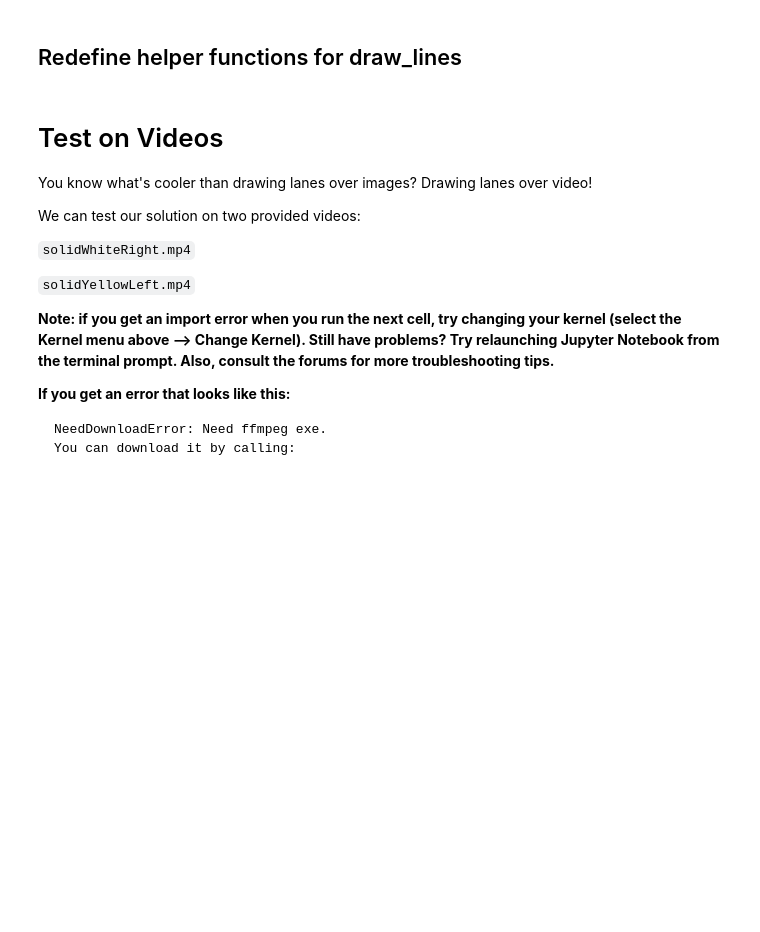
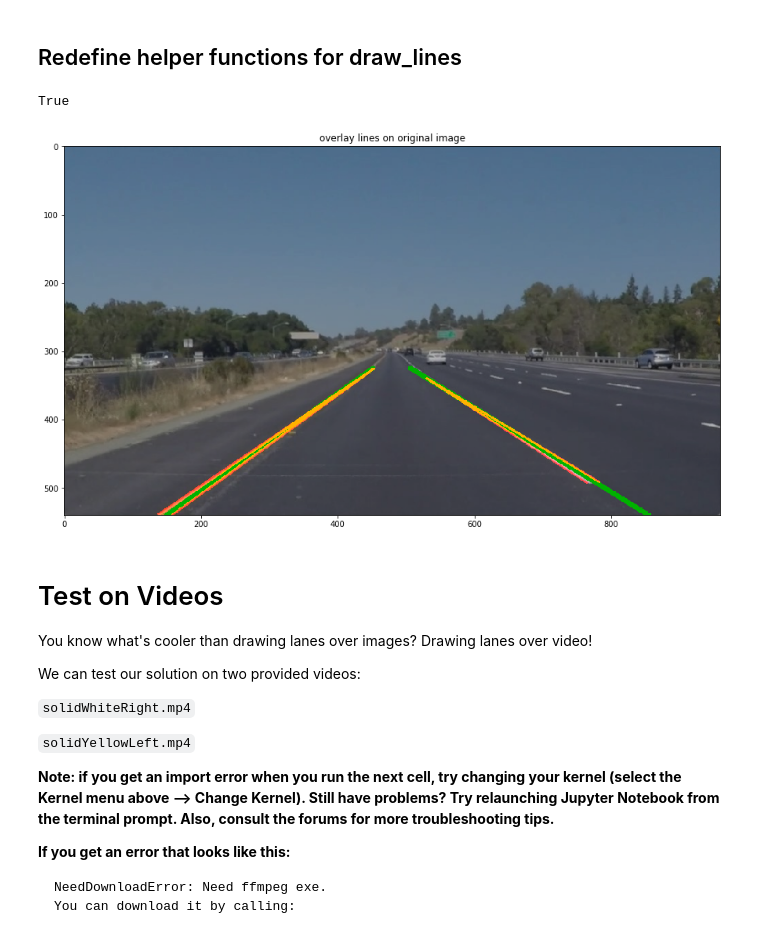
Before and after one commit to cghiee/CarND-finding-lane-lines, a Jupyter notebook: P1-lanes_rev1.ipynb, the cells around one changed output. Cells and saved outputs as stored; diff of their text form; code cells hidden in the pictures; blank space fills up the shorter version.

```diff
--- a/P1-lanes_rev1.ipynb
+++ b/P1-lanes_rev1.ipynb
@@ -597,6 +596,14 @@ def draw_lines(img, lines, color=[0, 255, 0], thickness=6):
     # plot one lane line for each side (right,left)
     # left lane
     plt.imshow(img,cmap='gray')
+# %%
+img_gbcrlw=weighted_img(img_gbcrl, img, a=.7, b=1, gamma=0.0)
+plt.imshow(img_gbcrlw,cmap='gray')
+plt.title('overlay lines on original image', fontdict=None, loc='center')
+cv2.imwrite("test_videos_output/img_gbcrlw.jpg",cv2.cvtColor(img_gbcrlw, cv2.COLOR_RGB2BGR))
+# %% [output]
+True
+[figure, added]
 # %% [markdown]
 # Test on Videos
 
```
Also changed, not shown: parts of 1 cell of this notebook, 1 other file.
